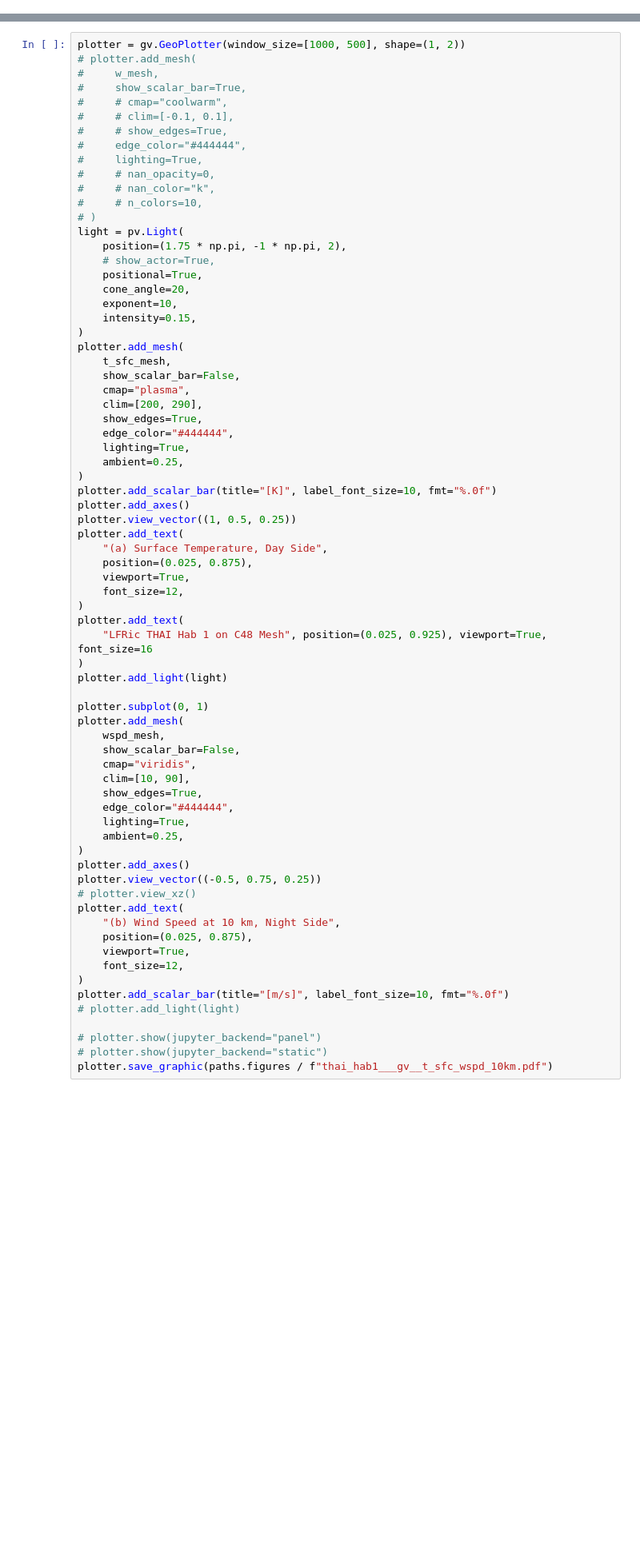
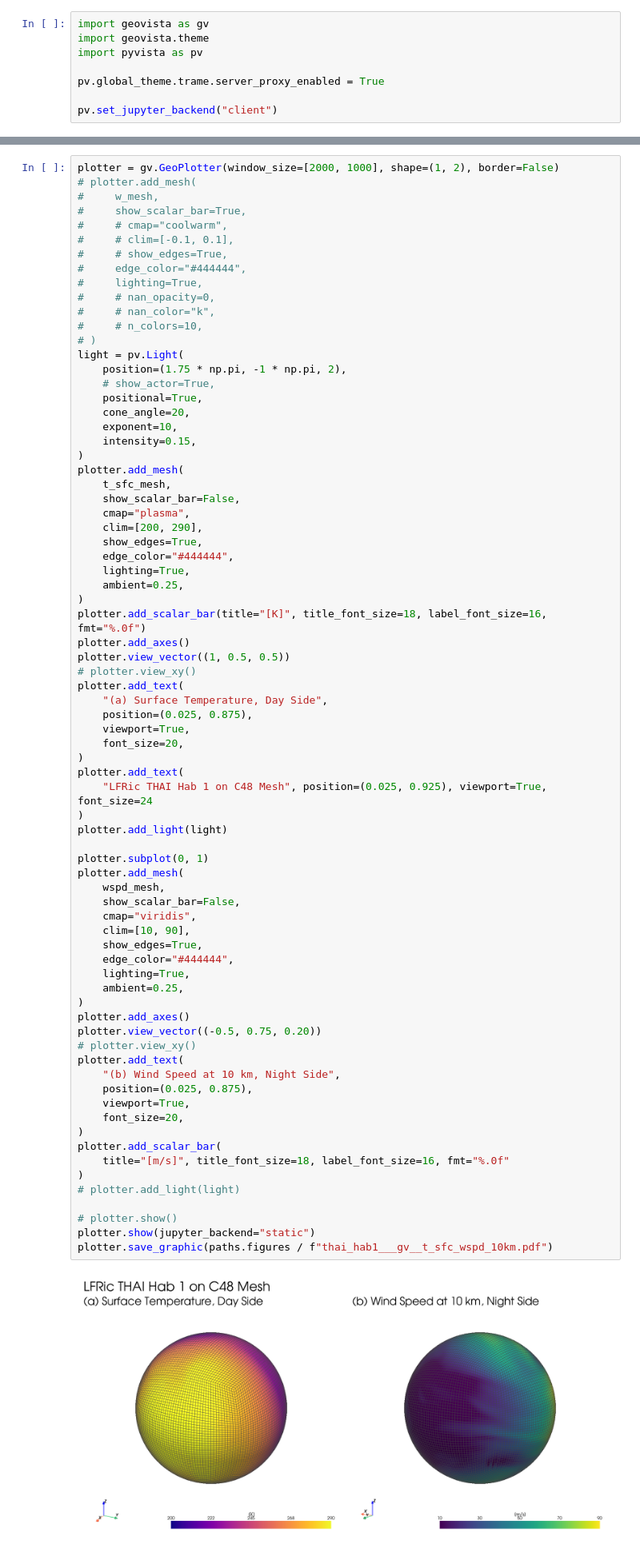
Before and after one commit to dennissergeev/lfric_exo_bench_code, a Jupyter notebook: src/scripts/Mesh-3D.ipynb, the cells around one changed output, grey strips where cells are left out. Shown at 80% size. Saved outputs shown, nothing was run; the diff lists cells and outputs as text; blank space fills up the shorter version.

Commit message:
update Mesh-3D NB

```diff
--- a/src/scripts/Mesh-3D.ipynb
+++ b/src/scripts/Mesh-3D.ipynb
@@ -11,0 +21,8 @@ import iris
+# %%
+import geovista as gv
+import geovista.theme
+import pyvista as pv
+
+pv.global_theme.trame.server_proxy_enabled = True
+
+pv.set_jupyter_backend("client")
@@ -135,5 +164,5 @@ wspd_mesh = cube2d_to_mesh(wspd[22, ...], name=wspd.name())  # , vmin=30, radius
 # %%
-plotter = gv.GeoPlotter(window_size=[1000, 500], shape=(1, 2))
+plotter = gv.GeoPlotter(window_size=[2000, 1000], shape=(1, 2), border=False)
 # plotter.add_mesh(
 #     w_mesh,
 #     show_scalar_bar=True,
@@ -164,43 +193,48 @@ plotter.add_mesh(
     lighting=True,
     ambient=0.25,
 )
-plotter.add_scalar_bar(title="[K]", label_font_size=10, fmt="%.0f")
+plotter.add_scalar_bar(title="[K]", title_font_size=18, label_font_size=16, fmt="%.0f")
 plotter.add_axes()
-plotter.view_vector((1, 0.5, 0.25))
+plotter.view_vector((1, 0.5, 0.5))
+# plotter.view_xy()
 plotter.add_text(
     "(a) Surface Temperature, Day Side",
     position=(0.025, 0.875),
     viewport=True,
-    font_size=12,
+    font_size=20,
 )
 plotter.add_text(
-    "LFRic THAI Hab 1 on C48 Mesh", position=(0.025, 0.925), viewport=True, font_size=16
+    "LFRic THAI Hab 1 on C48 Mesh", position=(0.025, 0.925), viewport=True, font_size=24
 )
 plotter.add_light(light)
 
 plotter.subplot(0, 1)
 plotter.add_mesh(
     wspd_mesh,
     show_scalar_bar=False,
     cmap="viridis",
     clim=[10, 90],
     show_edges=True,
     edge_color="#444444",
     lighting=True,
     ambient=0.25,
 )
 plotter.add_axes()
-plotter.view_vector((-0.5, 0.75, 0.25))
-# plotter.view_xz()
+plotter.view_vector((-0.5, 0.75, 0.20))
+# plotter.view_xy()
 plotter.add_text(
     "(b) Wind Speed at 10 km, Night Side",
     position=(0.025, 0.875),
     viewport=True,
-    font_size=12,
+    font_size=20,
 )
-plotter.add_scalar_bar(title="[m/s]", label_font_size=10, fmt="%.0f")
+plotter.add_scalar_bar(
+    title="[m/s]", title_font_size=18, label_font_size=16, fmt="%.0f"
+)
 # plotter.add_light(light)
 
-# plotter.show(jupyter_backend="panel")
-# plotter.show(jupyter_backend="static")
+# plotter.show()
+plotter.show(jupyter_backend="static")
 plotter.save_graphic(paths.figures / f"thai_hab1___gv__t_sfc_wspd_10km.pdf")
+# %% [output]
+[figure, added]
```
Also changed, not shown: parts of 32 cells of this notebook.
